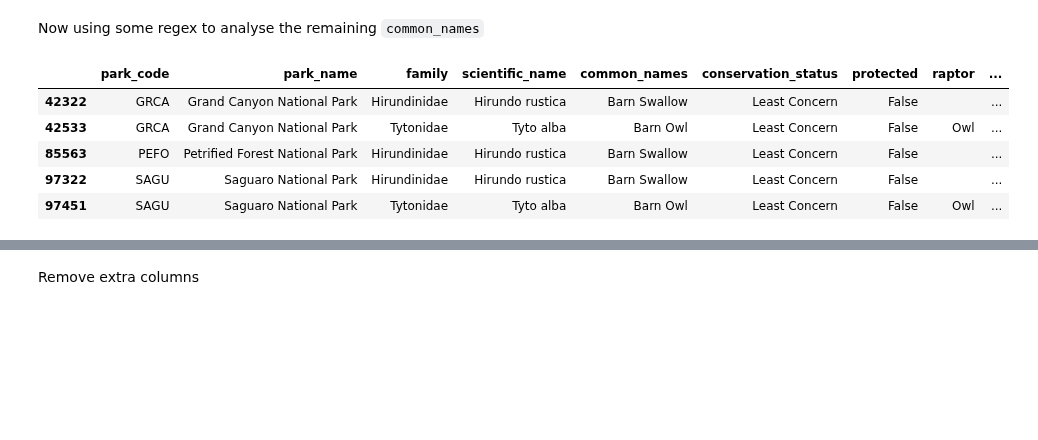
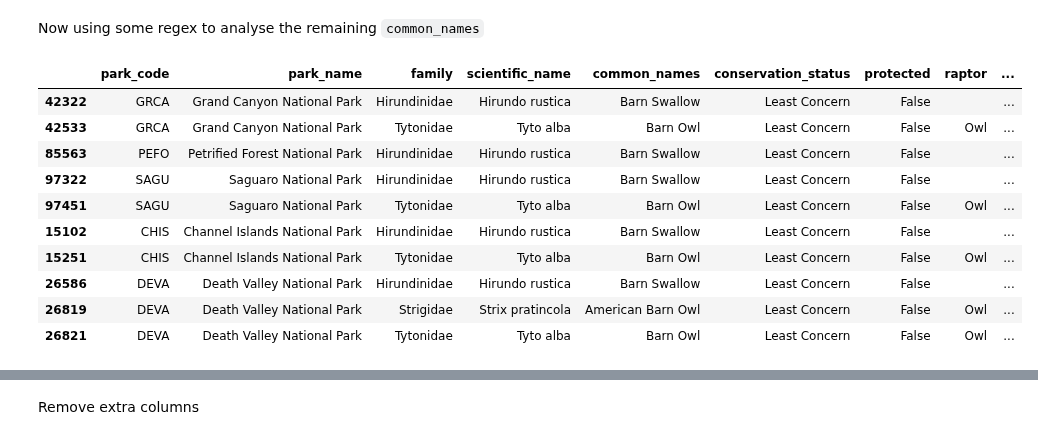
Before and after one commit to pineapple-bois/Biodiversity-In-National-Parks-Real-World, a Jupyter notebook: wrangling.ipynb, the cells around one changed output, grey strips where cells are left out. Cells and saved outputs as stored; diff of their text form; code cells hidden in the pictures; blank space fills up the shorter version.

```diff
--- a/wrangling.ipynb
+++ b/wrangling.ipynb
@@ -663 +687,5 @@ sw_birds.loc[86453, 'raptor_common'] = 'Owl'
+# %%
+# Gyrfalcon
+sw_birds.loc[26459, 'raptor_common'] = 'Falcon'
+sw_birds.loc[99085, 'raptor_common'] = 'Falcon'
 # %%
@@ -694,2 +704,0 @@ Name: 86454, dtype: object
-# %%
-sw_birds.loc[86454, 'common_names'] = 'Mountain Pygmy Owl'
@@ -795,7 +823,13 @@ flam_owl.head()
+# %%
+# Changing index[26803]
+sw_birds.loc[26803, 'family'] = 'Strigidae'
+sw_birds.loc[26803, 'raptor_sci_fam'] = 'Strigidae'
+sw_birds.loc[26803, 'scientific_name'] = 'Otus flammeolus'
 # %%
 # Changing index[117822]
 sw_birds.loc[117822, 'family'] = 'Strigidae'
 sw_birds.loc[117822, 'raptor_sci_fam'] = 'Strigidae'
+sw_birds.loc[117822, 'scientific_name'] = 'Otus flammeolus'
 # %%
 total_raptors_sci = sw_birds['raptor_sci_fam'].loc[sw_birds['raptor_sci_fam'] != ''].count()
 print(f"Under scientific family:\nWe have a total of {total_raptors_sci} Raptors\n")
@@ -932,14 +966,19 @@ comma_raptors_df
 Now using some regex to analyse the remaining `common_names`
 # %%
 sw_birds['is_barn'] = sw_birds.common_names.str.contains(r"\bBarn\b", regex=True)
-sw_birds[sw_birds.is_barn].head()
+sw_birds[sw_birds.is_barn].head(10)
 # %% [output]
 |  | park_code | park_name | family | scientific_name | common_names | conservation_status | protected | raptor | ... |
 | 42322 | GRCA | Grand Canyon National Park | Hirundinidae | Hirundo rustica | Barn Swallow | Least Concern | False |  | ... |
 | 42533 | GRCA | Grand Canyon National Park | Tytonidae | Tyto alba | Barn Owl | Least Concern | False | Owl | ... |
 | 85563 | PEFO | Petrified Forest National Park | Hirundinidae | Hirundo rustica | Barn Swallow | Least Concern | False |  | ... |
 | 97322 | SAGU | Saguaro National Park | Hirundinidae | Hirundo rustica | Barn Swallow | Least Concern | False |  | ... |
 | 97451 | SAGU | Saguaro National Park | Tytonidae | Tyto alba | Barn Owl | Least Concern | False | Owl | ... |
+| 15102 | CHIS | Channel Islands National Park | Hirundinidae | Hirundo rustica | Barn Swallow | Least Concern | False |  | ... |
+| 15251 | CHIS | Channel Islands National Park | Tytonidae | Tyto alba | Barn Owl | Least Concern | False | Owl | ... |
+| 26586 | DEVA | Death Valley National Park | Hirundinidae | Hirundo rustica | Barn Swallow | Least Concern | False |  | ... |
+| 26819 | DEVA | Death Valley National Park | Strigidae | Strix pratincola | American Barn Owl | Least Concern | False | Owl | ... |
+| 26821 | DEVA | Death Valley National Park | Tytonidae | Tyto alba | Barn Owl | Least Concern | False | Owl | ... |
 # %%
 sw_birds['is_buzzard'] = sw_birds.common_names.str.contains(r"\bBuzzard\b", regex=True)
 sw_birds[sw_birds.is_buzzard].head()
```
Also changed, not shown: parts of 62 cells of this notebook.
